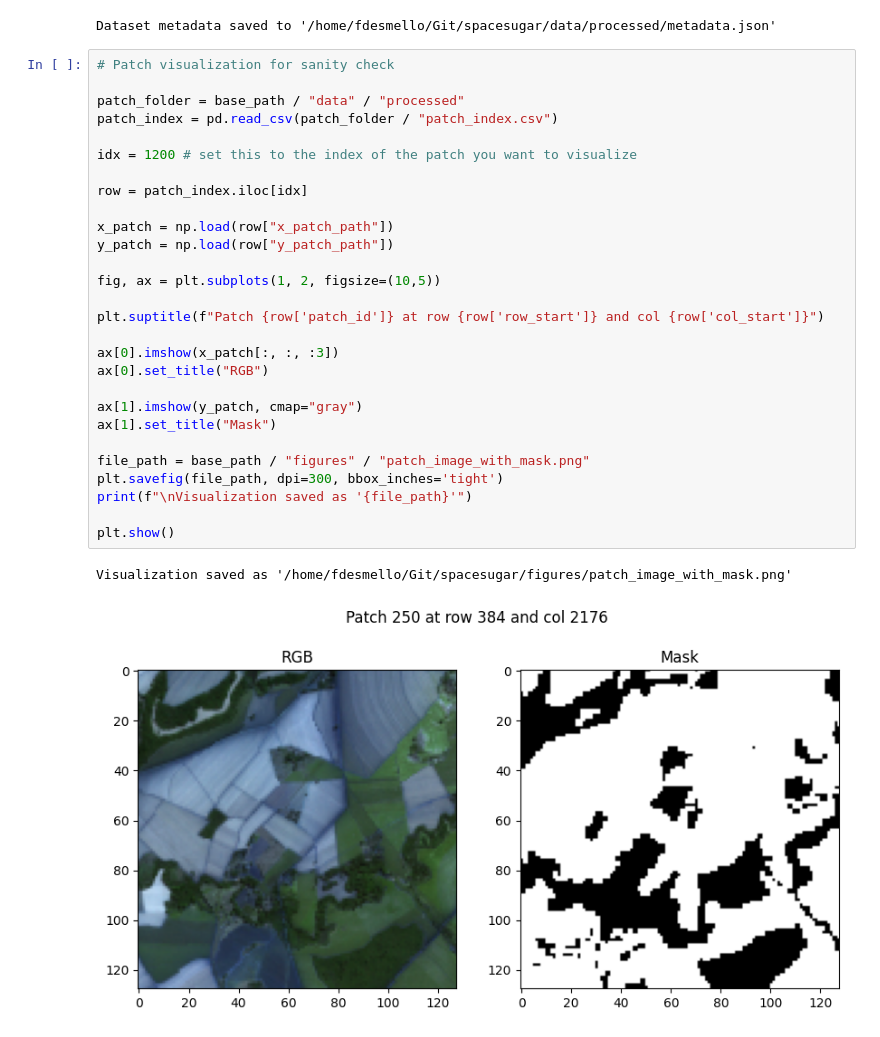
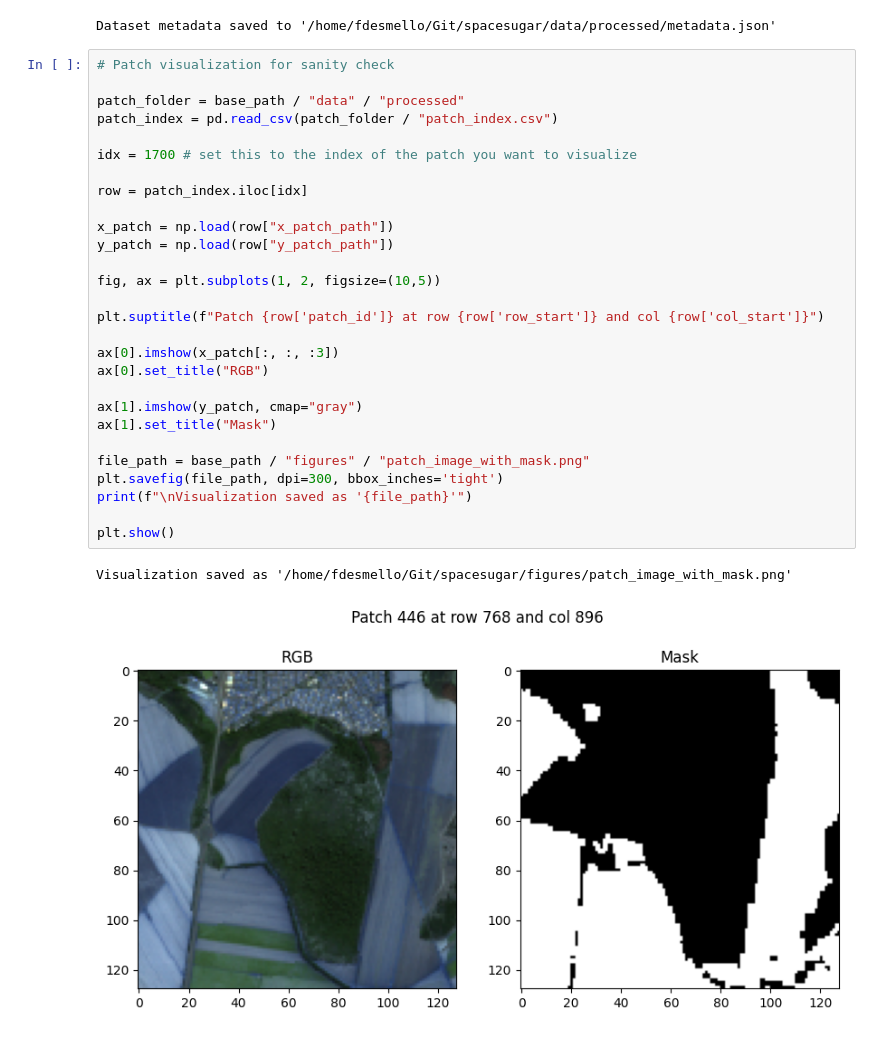
Before and after one commit to ferdesmello/spacesugar, a Jupyter notebook: preprocessing.ipynb, the cells around one changed output. Drawn from its saved outputs; the diff is of its cells as text.

```diff
--- a/preprocessing.ipynb
+++ b/preprocessing.ipynb
@@ -271,31 +271,31 @@ Dataset metadata saved to '/home/fdesmello/Git/spacesugar/data/processed/metadat
 # %%
 # Patch visualization for sanity check
 
 patch_folder = base_path / "data" / "processed"
 patch_index = pd.read_csv(patch_folder / "patch_index.csv")
 
-idx = 1200 # set this to the index of the patch you want to visualize
+idx = 1700 # set this to the index of the patch you want to visualize
 
 row = patch_index.iloc[idx]
 
 x_patch = np.load(row["x_patch_path"])
 y_patch = np.load(row["y_patch_path"])
 
 fig, ax = plt.subplots(1, 2, figsize=(10,5))
 
 plt.suptitle(f"Patch {row['patch_id']} at row {row['row_start']} and col {row['col_start']}")
 
 ax[0].imshow(x_patch[:, :, :3])
 ax[0].set_title("RGB")
 
 ax[1].imshow(y_patch, cmap="gray")
 ax[1].set_title("Mask")
 
 file_path = base_path / "figures" / "patch_image_with_mask.png"
 plt.savefig(file_path, dpi=300, bbox_inches='tight')
 print(f"\nVisualization saved as '{file_path}'")
 
 plt.show()
 # %% [output]
 Visualization saved as '/home/fdesmello/Git/spacesugar/figures/patch_image_with_mask.png'
-[figure, old version]
+[figure, new version]
```
Also changed, not shown: parts of 1 cell of this notebook, 19 other files.
